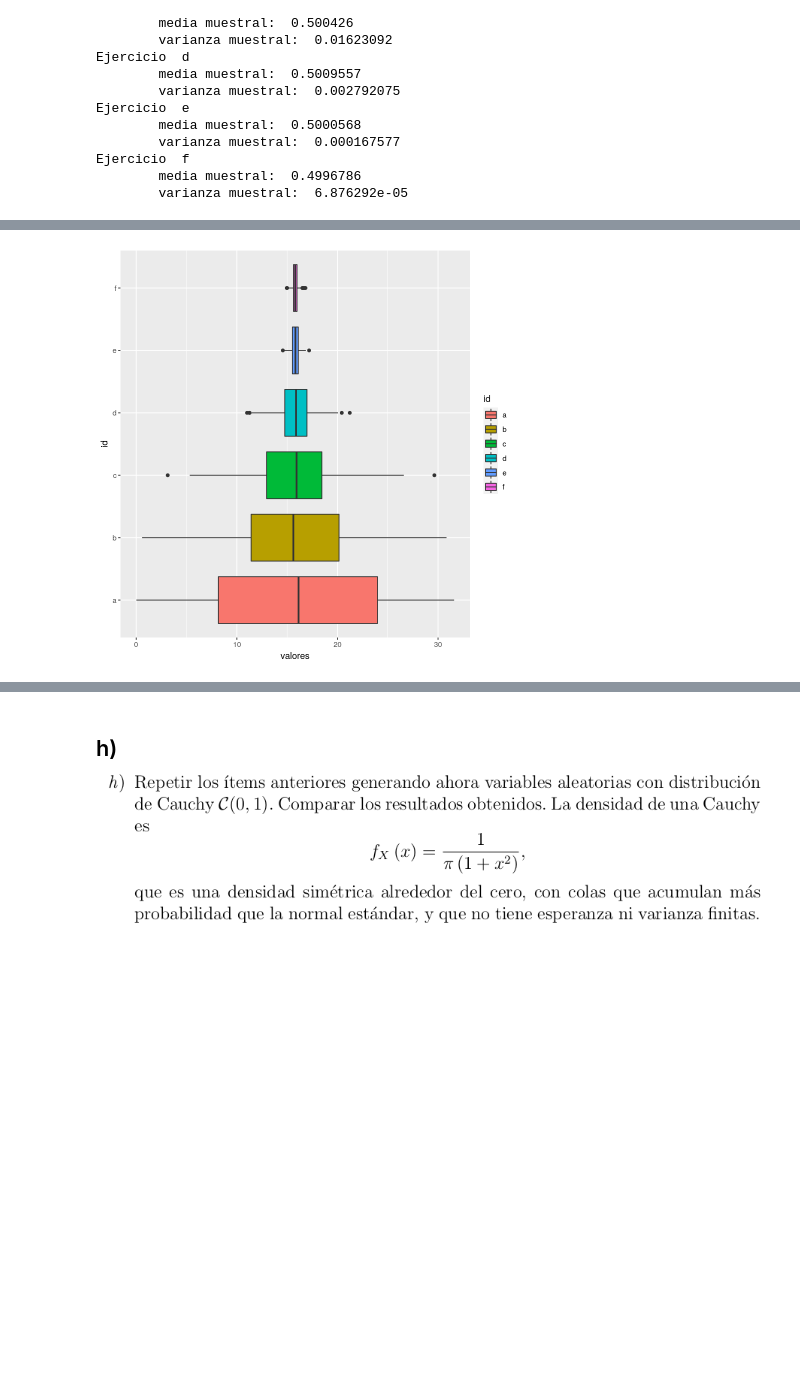
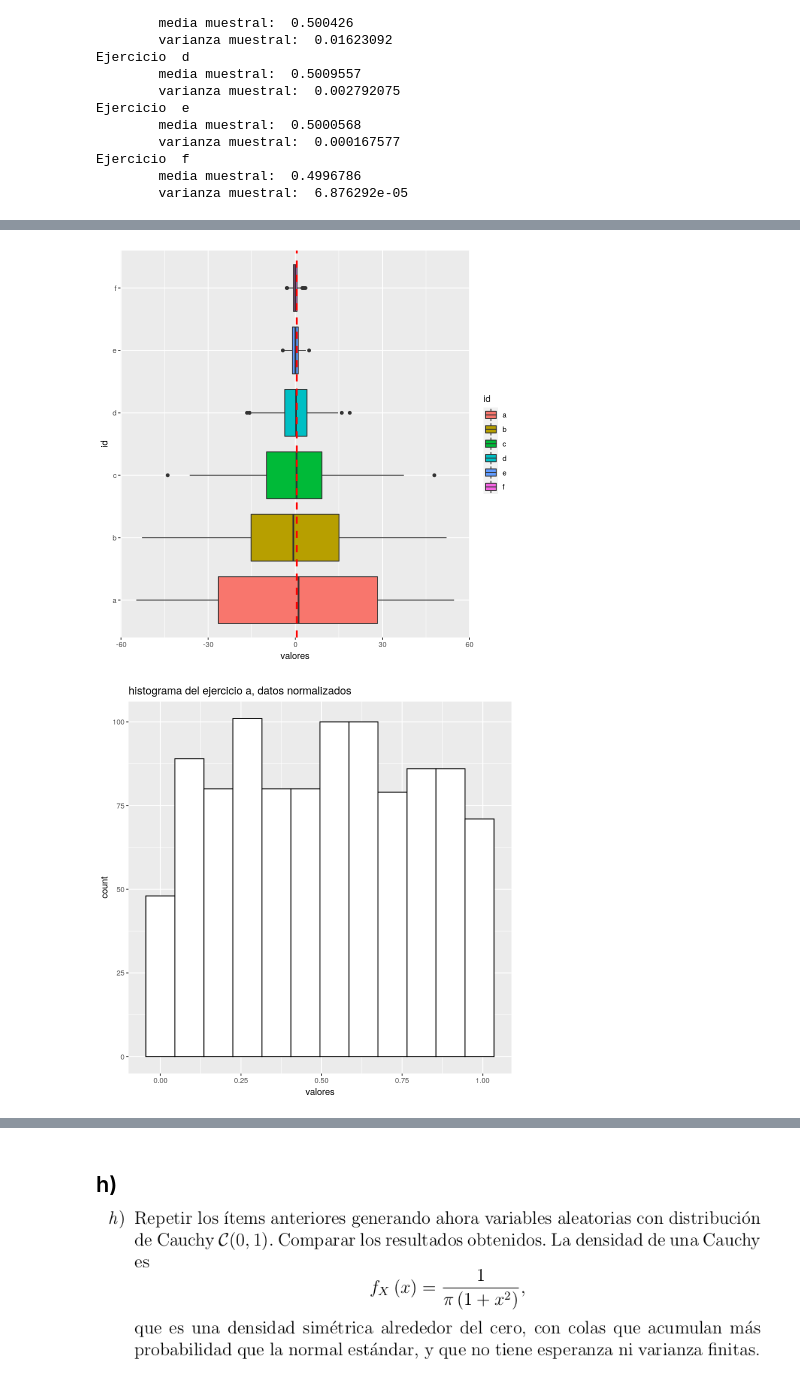
Before and after one commit to fzanollo/proba, a Jupyter notebook: tp/TP.ipynb, the cells around one changed output, grey strips where cells are left out. Drawn from its saved outputs; the diff is of its cells as text; code cells hidden in the pictures; blank space fills up the shorter version.

```diff
--- a/tp/TP.ipynb
+++ b/tp/TP.ipynb
@@ -118,7 +118,9 @@ p <- ggplot(dat, aes(sample=valores, color=id))
 p + stat_qq() + stat_qq_line()  + facet_wrap(~ id) + ggtitle("todas las distrib juntas")
 
 for (ej in unique(dat$id)) {
-    print(ggplot(dat[dat$id==ej,], aes(sample=valores, color=id)) + stat_qq() + stat_qq_line())
+    print(ggplot(dat[dat$id==ej,], aes(sample=valores, color=id)) +
+          stat_qq() + stat_qq_line() +
+          ggtitle(sprintf("qqplot del ejercicio %s", ej)))
 }
 # %% [output]
 [figure]
@@ -132,13 +134,20 @@ for (ej in unique(dat$id)) {
 ## g) <img src="attachment:image.png" width="800">
 # %%
 normalizar = function(obs){
-    (obs - 0) / sqrt(1/1000) # las esperanzas y varianzas son las mismas para todos no?
+    (obs - 0.5) / sqrt((1/12)/1000) # las esperanzas y varianzas son las mismas para todos no?
 }
 
 dat_normalizados = dat
 dat_normalizados[1] = lapply(dat_normalizados[1], normalizar)
 
 ggplot(dat_normalizados, aes(x=id, y=valores, fill=id)) +
-  geom_boxplot() + coord_flip()
+  geom_boxplot() + coord_flip() + geom_hline(yintercept = 0.5, linetype="dashed", color = "red", size=1)
+
+for (ej in unique(dat$id)) {
+    print(ggplot(dat[dat$id==ej,], aes(x=valores, color=id)) +
+          geom_histogram(binwidth=0.09, color="black", fill="white")+
+          ggtitle(sprintf("histograma del ejercicio %s, datos normalizados", ej)))
+}
 # %% [output]
-[figure, old version]
+[figure, new version]
+[figure, added]
```
Also changed, not shown: parts of 3 cells of this notebook.
